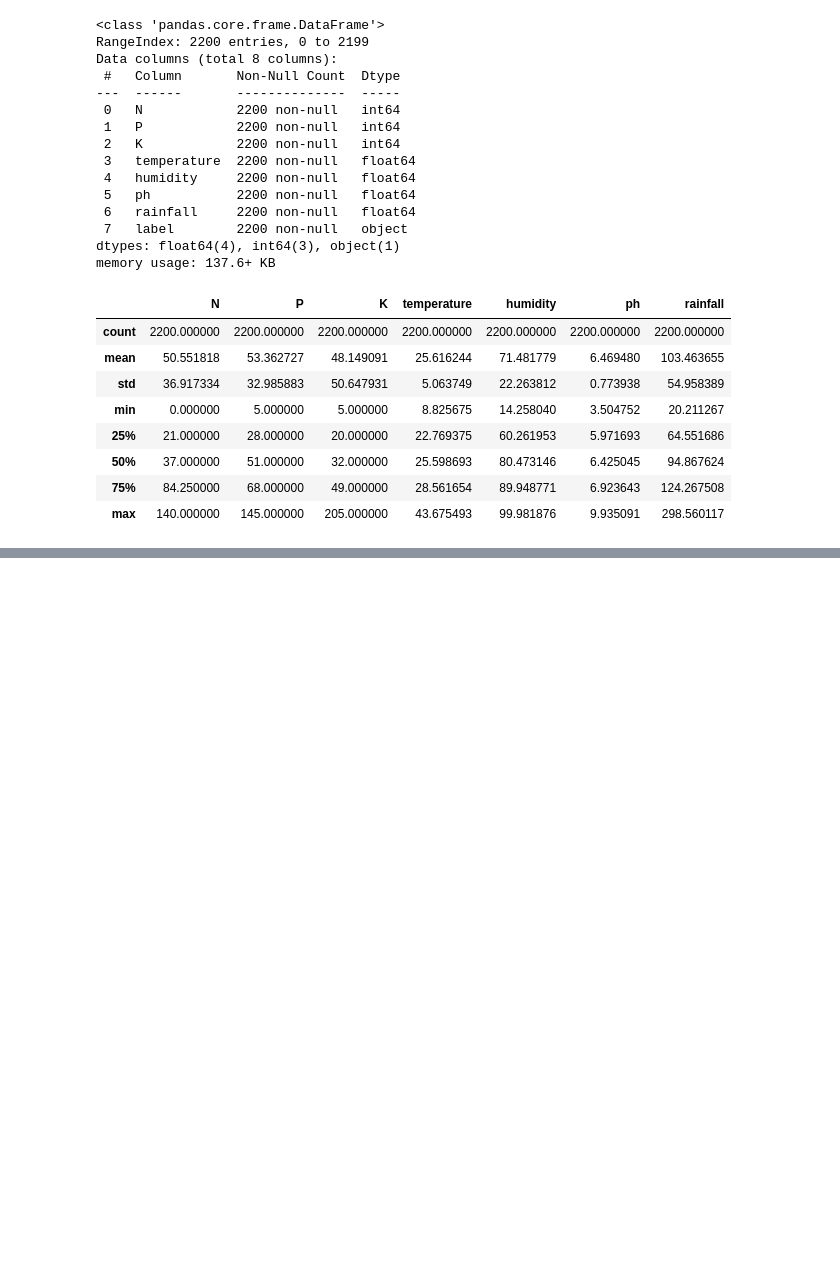
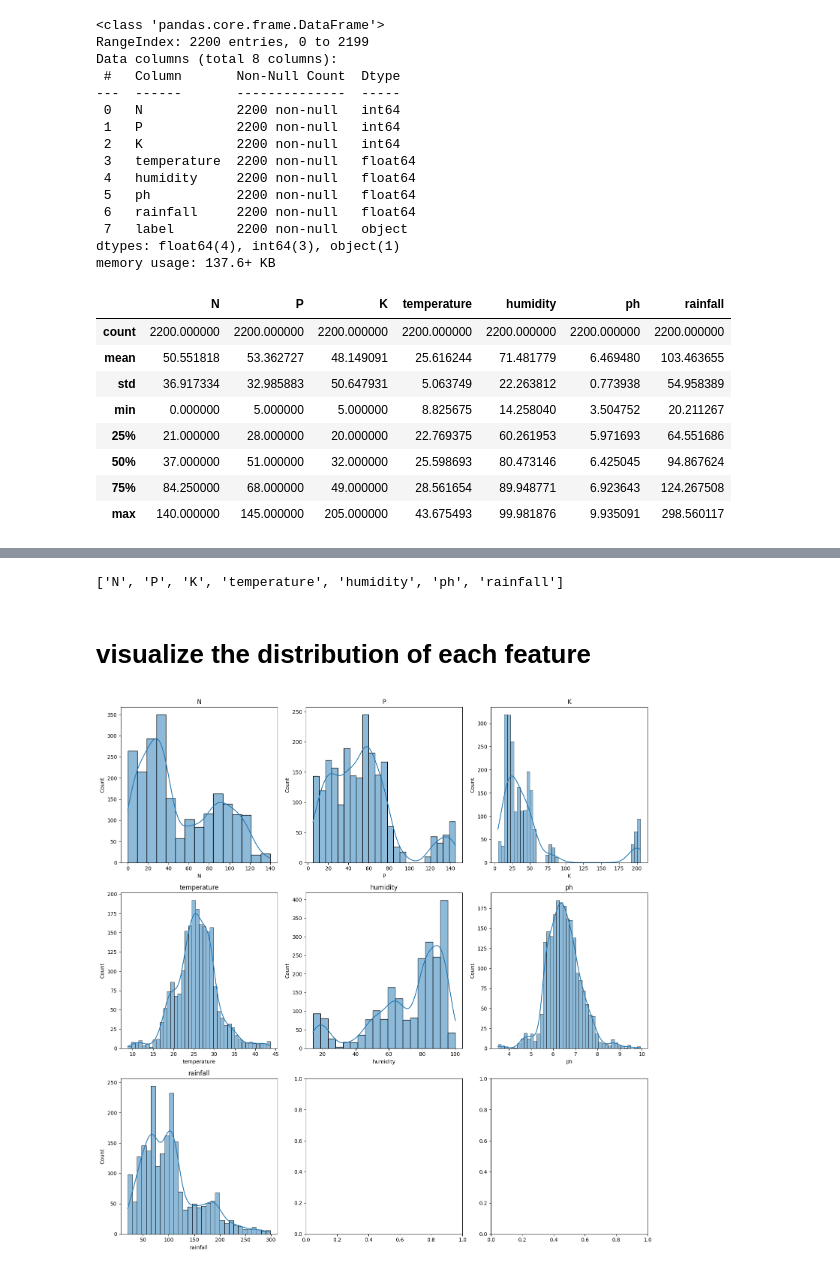
Before and after one commit to dARSHANdR4/EDUNET_WEEK1, a Jupyter notebook: Untitled1.ipynb, the cells around one changed output, grey strips where cells are left out. Drawn from its saved outputs; the diff is of its cells as text; code cells hidden in the pictures; blank space fills up the shorter version.

```diff
--- a/Untitled1.ipynb
+++ b/Untitled1.ipynb
@@ -8,7 +8,7 @@ import seaborn as sns
 # %% [markdown]
 READ THE DATA // LOAD THE DATASET
 # %%
-df=pd.read_csv("/content/24f8996b599028111827.csv")
+df=pd.read_csv("/content/Crop_recommendation.csv")
 # %% [markdown]
 Data Preprocessing
 # %%
@@ -52,0 +116,17 @@ df.describe()
+# %%
+features = df.columns.to_list()
+features.remove('label')
+print(features)
+# %% [output]
+['N', 'P', 'K', 'temperature', 'humidity', 'ph', 'rainfall']
+# %% [markdown]
+# visualize the distribution of each feature
+# %%
+fig, ax = plt.subplots(3, 3, figsize=(15, 15))
+for i, subplot in zip(features, ax.flatten()):
+    sns.histplot(df[i], ax=subplot, kde=True)
+    subplot.set_title(i)
+plt.tight_layout()
+plt.show()
+# %% [output]
+[figure, added]
```
Also changed, not shown: parts of 13 cells of this notebook.
